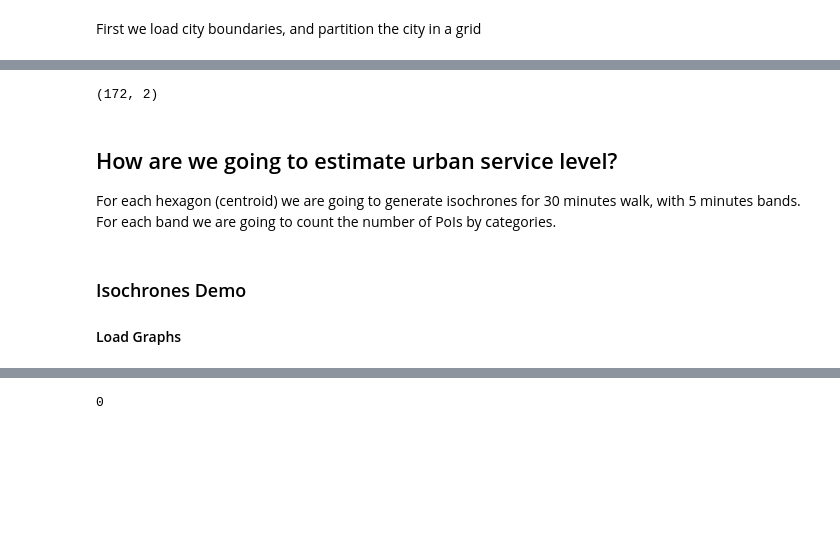
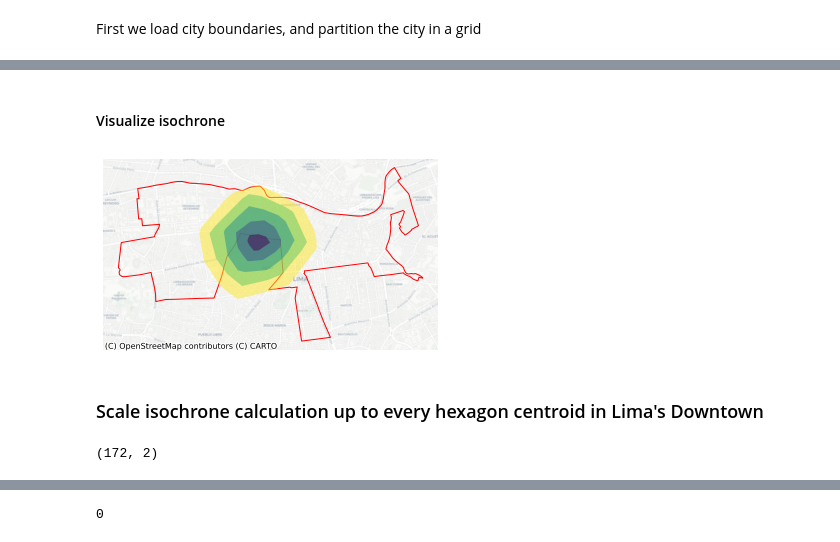
Before and after one commit to EL-BID/urbanpy, a Jupyter notebook: notebooks/UrbanServiceLevels.ipynb, the cells around one changed output, grey strips where cells are left out. Drawn from its saved outputs; the diff is of its cells as text; code cells hidden in the pictures; blank space fills up the shorter version.

```diff
--- a/notebooks/UrbanServiceLevels.ipynb
+++ b/notebooks/UrbanServiceLevels.ipynb
@@ -14,14 +44,24 @@ lima_boundaries = up.download.nominatim_osm('lima, peru')
+# %%
+isochrones = up.routing.isochrone_from_graph(
+    graph=lima_downtown_graph,
+    locations=[[lima_boundaries.centroid[3].x, lima_boundaries.centroid[3].y]],
+    time_range=[5, 10, 15, 20, 25],
+    profile='walking'
+)
+# %% [markdown]
+#### Visualize isochrone
+# %%
+ax = lima_boundaries.to_crs(isochrones.crs).plot(facecolor='none', edgecolor='r')
+isochrones.plot('contour', alpha=0.5, ax=ax)
+ax.set_axis_off()
+cx.add_basemap(ax, source=cx.providers.CartoDB.Positron, crs='EPSG:4326')
+# %% [output]
+[figure, added]
+# %% [markdown]
+### Scale isochrone calculation up to every hexagon centroid in Lima's Downtown
 # %%
 lima_hexs = up.geom.gen_hexagons(9, lima_boundaries)
 # %%
 lima_hexs.shape
 # %% [output]
 (172, 2)
-# %% [markdown]
-## How are we going to estimate urban service level?
-
-For each hexagon (centroid) we are going to generate isochrones for 30 minutes walk, with 5 minutes bands. For each band we are going to count the number of PoIs by categories.
-# %% [markdown]
-### Isochrones Demo
-
-#### Load Graphs
```
Also changed, not shown: parts of 36 cells of this notebook, 1 other file.
